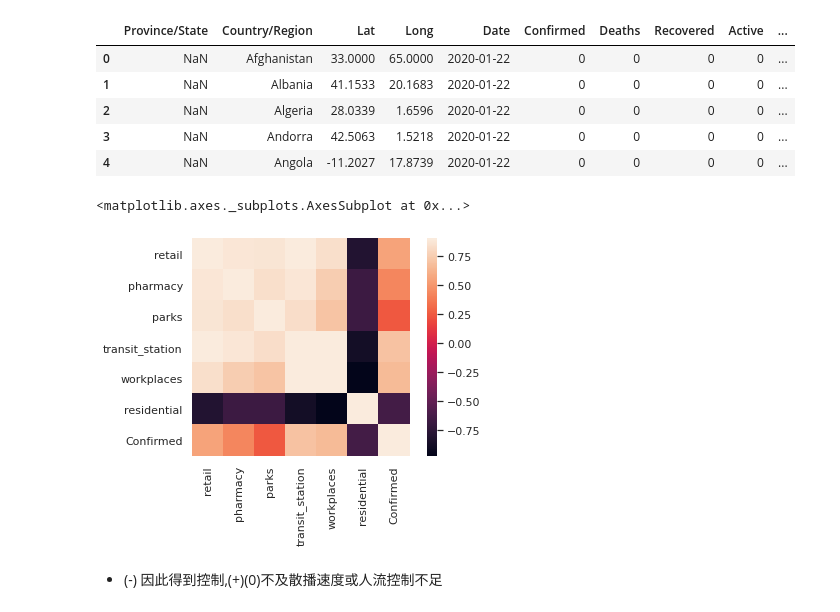
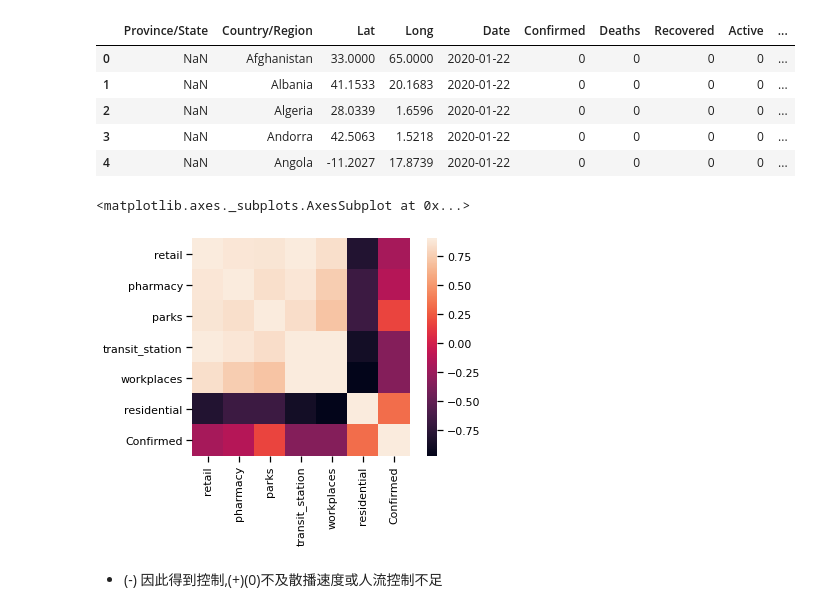
Before and after one commit to ntutdanny0414/about_COVID-19_Project, a Jupyter notebook: COVID-19_visualization_and_analysis/Mobility_Report.ipynb, the cells around one changed output. Drawn from its saved outputs; the diff is of its cells as text; code cells hidden in the pictures.

```diff
--- a/COVID-19_visualization_and_analysis/Mobility_Report.ipynb
+++ b/COVID-19_visualization_and_analysis/Mobility_Report.ipynb
@@ -335,16 +335,17 @@ case.head()
 | 4 | NaN | Angola | -11.2027 | 17.8739 | 2020-01-22 | 0 | 0 | 0 | 0 | ... |
 # %%
 case_all = case.groupby(['Date'])['Confirmed'].sum().reset_index().sort_values('Date', ascending=False)
-case_all = case_all[9:123].reset_index()
+case_all = case_all.set_index('Date')
 # %%
 temp = df_all
-temp['Confirmed'] = case_all['Confirmed']
+temp = temp.set_index('Date')
+temp = temp.join(case_all,how='inner')
 sns.set_context("notebook", font_scale=1, rc={"lines.linewidth": 2,'font.family': [u'times']})
-temp = temp.drop(['Date','census_fips_code'],axis = 1)
+temp = temp.drop(['census_fips_code'],axis = 1)
 corrmat = temp.corr()
 sns.heatmap(corrmat, vmax = .9, square = True)
 # %% [output]
 <matplotlib.axes._subplots.AxesSubplot at 0x...>
-[figure, old version]
+[figure, new version]
 # %% [markdown]
 * (-) 因此得到控制,(+)(0)不及散播速度或人流控制不足
```
Also changed, not shown: parts of 9 cells of this notebook.
